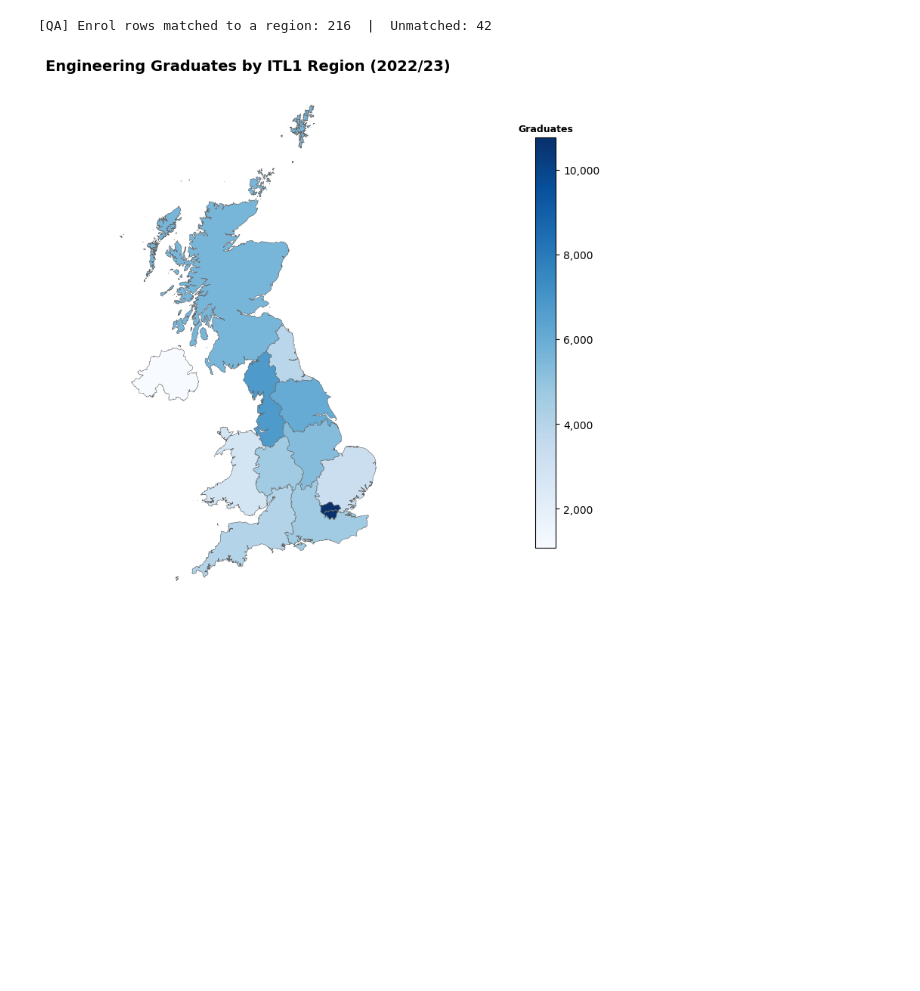
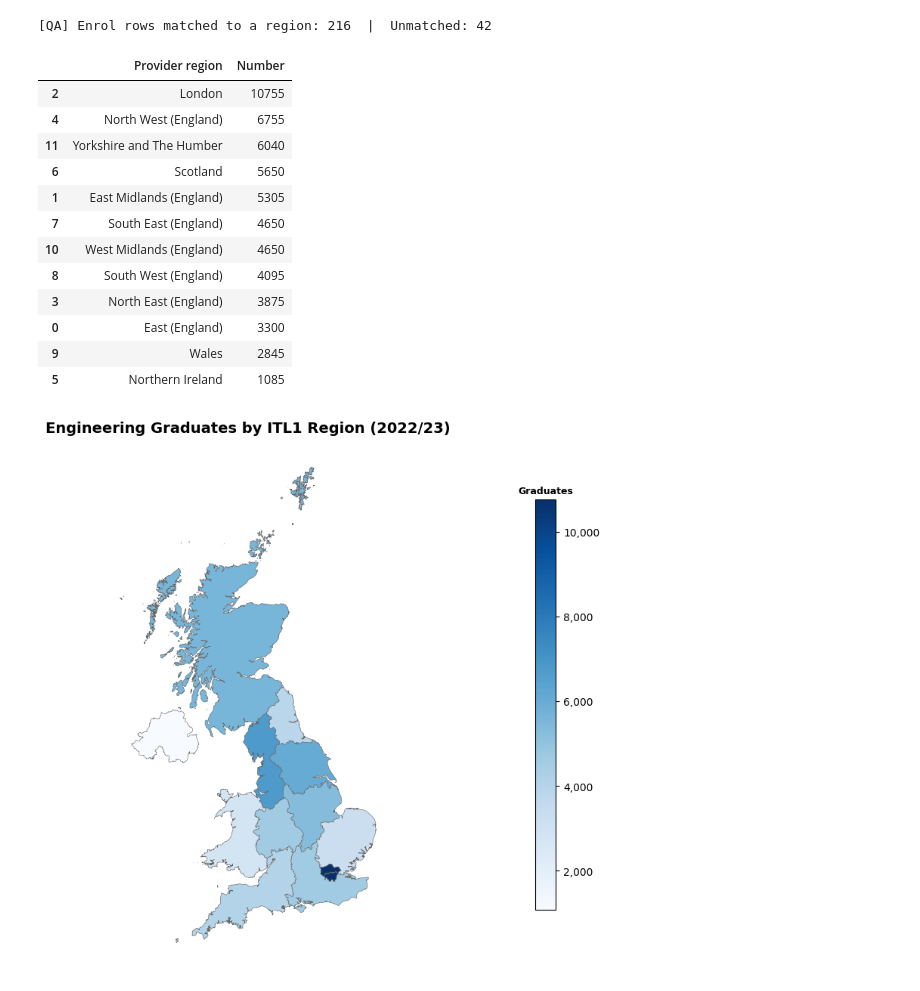
Before and after one commit to JoeUzo/Mapping-Future-Skills-in-UK-Engineering-Education, a Jupyter notebook: charts/chart-4.ipynb, the cells around one changed output. Drawn from its saved outputs; the diff is of its cells as text; code cells hidden in the pictures; blank space fills up the shorter version.

```diff
--- a/charts/chart-4.ipynb
+++ b/charts/chart-4.ipynb
@@ -143,6 +143,22 @@ region_totals = (enrol2.dropna(subset=["Provider region"])
                          .sort_values("Number", ascending=False))
 # %% [output]
 [QA] Enrol rows matched to a region: 216  |  Unmatched: 42
+# %%
+region_totals.head(15)
+# %% [output]
+|  | Provider region | Number |
+| 2 | London | 10755 |
+| 4 | North West (England) | 6755 |
+| 11 | Yorkshire and The Humber | 6040 |
+| 6 | Scotland | 5650 |
+| 1 | East Midlands (England) | 5305 |
+| 7 | South East (England) | 4650 |
+| 10 | West Midlands (England) | 4650 |
+| 8 | South West (England) | 4095 |
+| 3 | North East (England) | 3875 |
+| 0 | East (England) | 3300 |
+| 9 | Wales | 2845 |
+| 5 | Northern Ireland | 1085 |
 # %%
 # ==== Choropleth plot ====
 def plot_choropleth_itl1(region_totals: pd.DataFrame, regions_geojson_path: str, title: str,
```
Also changed, not shown: 4 other files.
